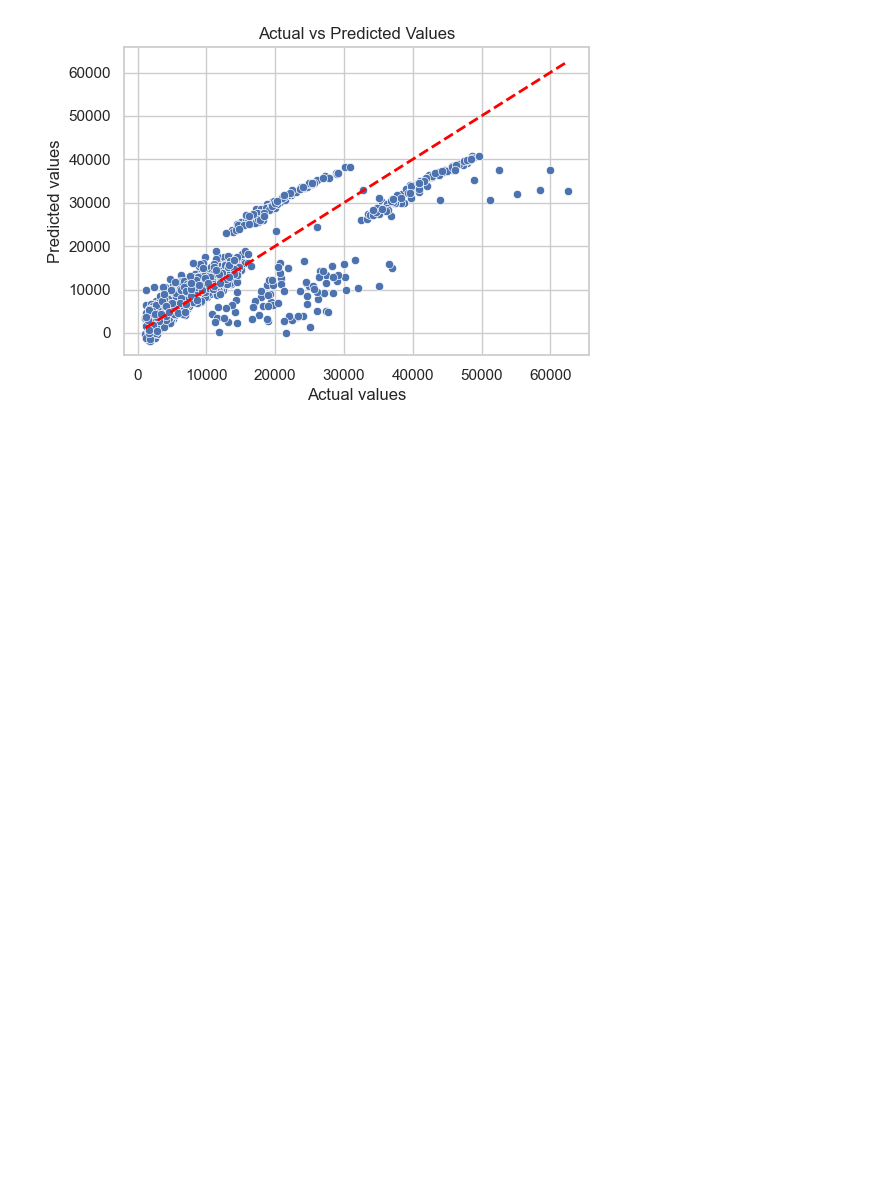
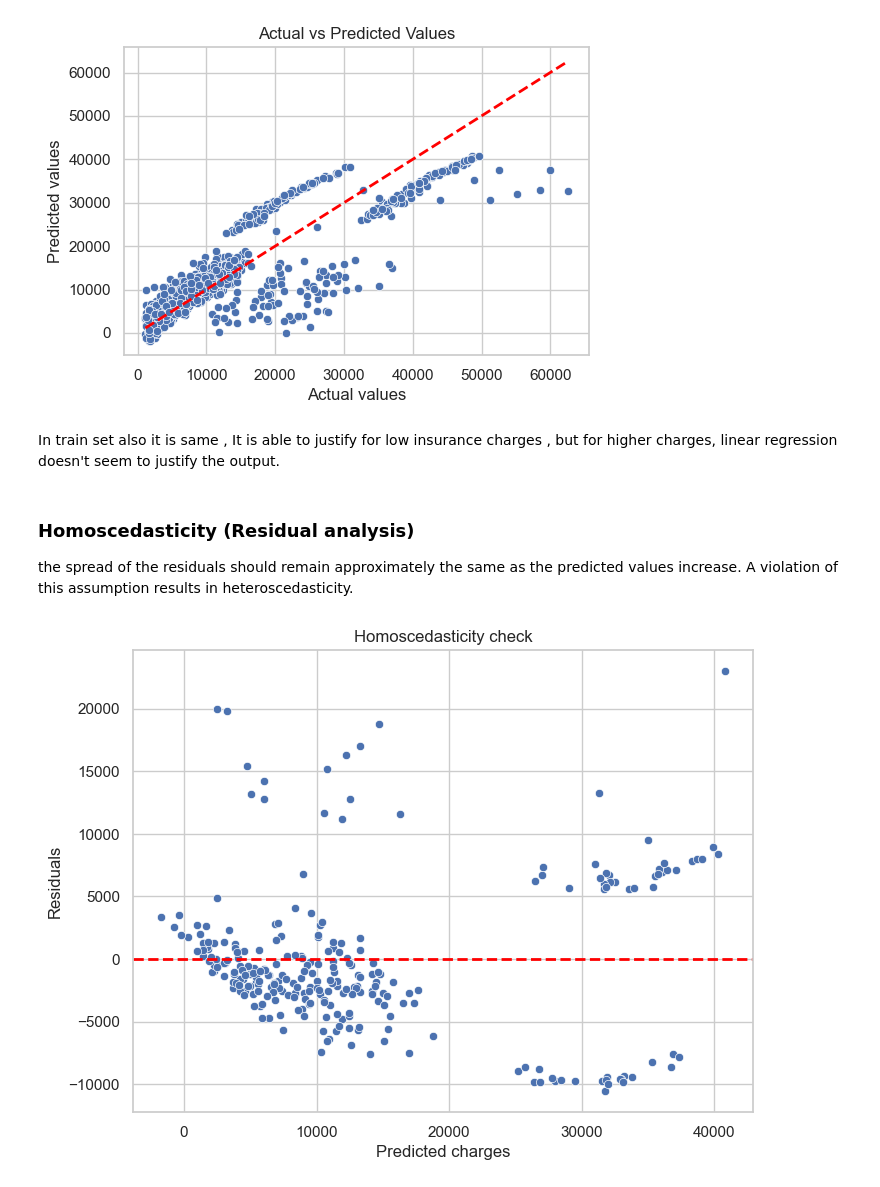
Before and after one commit to SoeRatch/applied-ml, a Jupyter notebook: regression/insurance_price_prediction/notebooks/insurance_price_prediction.ipynb, the cells around one changed output. Saved outputs shown, nothing was run; the diff lists cells and outputs as text; code cells hidden in the pictures; blank space fills up the shorter version.

Commit message:
Multiple Regression analysis - Insurance price prediction

```diff
--- a/regression/insurance_price_prediction/notebooks/insurance_price_prediction.ipynb
+++ b/regression/insurance_price_prediction/notebooks/insurance_price_prediction.ipynb
@@ -606,3 +616,26 @@ plt.ylabel('Predicted values')
 plt.show()
 # %% [output]
 [figure]
+# %% [markdown]
+In train set also it is same , It is able to justify for low insurance charges , but for higher charges, linear regression doesn't seem to justify the output.
+# %% [markdown]
+### Homoscedasticity (Residual analysis)
+the spread of the residuals should remain approximately the same as the predicted values increase. A violation of this assumption results in heteroscedasticity.
+# %%
+# Calculate residuals
+residuals = y_testP - linear_predictions
+
+plt.figure(figsize=(8,6))
+
+sns.scatterplot(x=linear_predictions,y=residuals)
+
+# Draw a horizontal dashed line at y=0 to indicate where residuals should ideally center
+# If the residuals are evenly spread above and below this line, homoscedasticity is satisfied
+plt.axhline(y=0, color='red', linestyle='--', lw=2)
+
+plt.title('Homoscedasticity check')
+plt.xlabel('Predicted charges')
+plt.ylabel('Residuals')
+plt.show()
+# %% [output]
+[figure, added]
```
Also changed, not shown: parts of 13 cells of this notebook.
